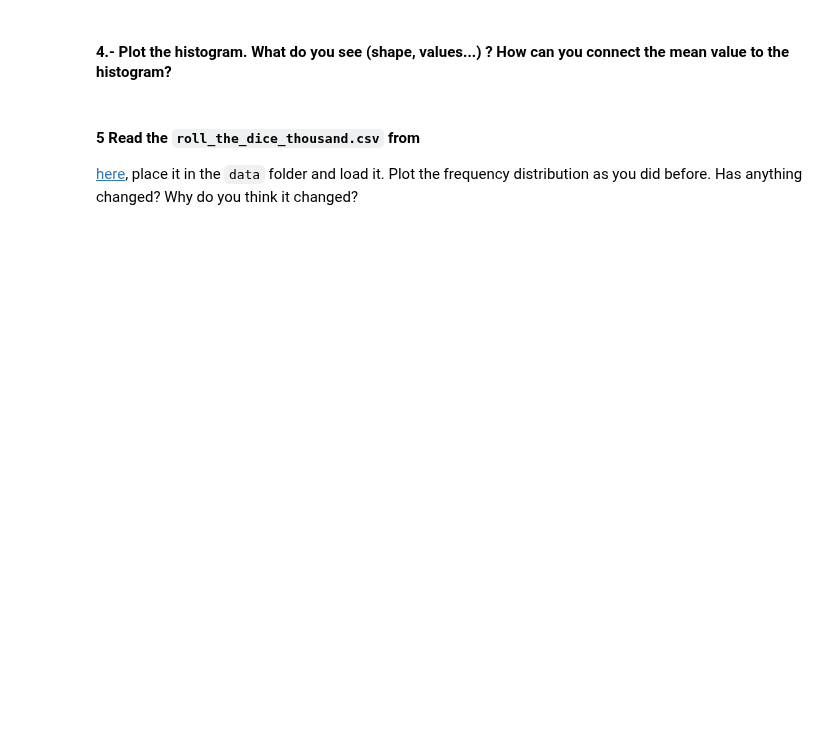
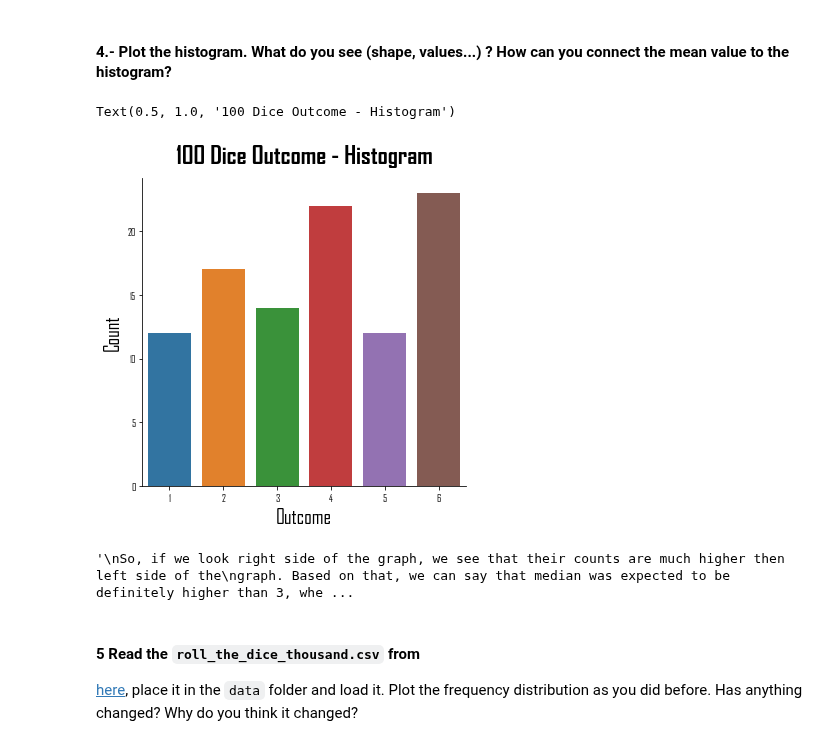
Before and after one commit to paoloironhack/data_analytics062020, a Jupyter notebook: labs/module_2/Descriptive-Stats/your-code/main.ipynb, the cells around one changed output. Cells and saved outputs as stored; diff of their text form; code cells hidden in the pictures; blank space fills up the shorter version.

```diff
--- a/labs/module_2/Descriptive-Stats/your-code/main.ipynb
+++ b/labs/module_2/Descriptive-Stats/your-code/main.ipynb
@@ -55,2 +208,6 @@ your comments here
+# %%
+# your code here
+data = pd.read_csv("../data/roll_the_dice_hundred.csv",index_col="Unnamed: 0")
+data_backup=data.copy()
 # %% [markdown]
 #### 2.- Using the functions you defined in *challenge 2*, calculate the mean value of the hundred dice rolls.
@@ -71,3 +242,23 @@ your comments here
+# %%
+# your code here
+sns.catplot(data=data,x="value",kind="count")
+plt.xlabel("Outcome",size=20)
+plt.ylabel("Count",size=20)
+plt.title("100 Dice Outcome - Histogram",size=25,fontweight="bold",pad=15)
+# %% [output]
+Text(0.5, 1.0, '100 Dice Outcome - Histogram')
+[figure, added]
+# %%
+"""
+So, if we look right side of the graph, we see that their counts are much higher then left side of the
+graph. Based on that, we can say that median was expected to be definitely higher than 3, where we
+already found median as 3.74
+
+Sum of all counts are equal to shape of our dataframe, which also was expected since for each outcome
+there is one count.
+"""
+# %% [output]
+'\nSo, if we look right side of the graph, we see that their counts are much higher then left side of the\ngraph. Based on that, we can say that median was expected to be definitely higher than 3, whe ...
 # %% [markdown]
 #### 5 Read the `roll_the_dice_thousand.csv` from <br>
 [here](https://drive.google.com/file/d/1zYzEcKL1tA69WCACG8WhTEr7m9fojClZ/view?usp=sharing), place it in the `data` folder and load it.
```
Also changed, not shown: parts of 57 cells of this notebook.
